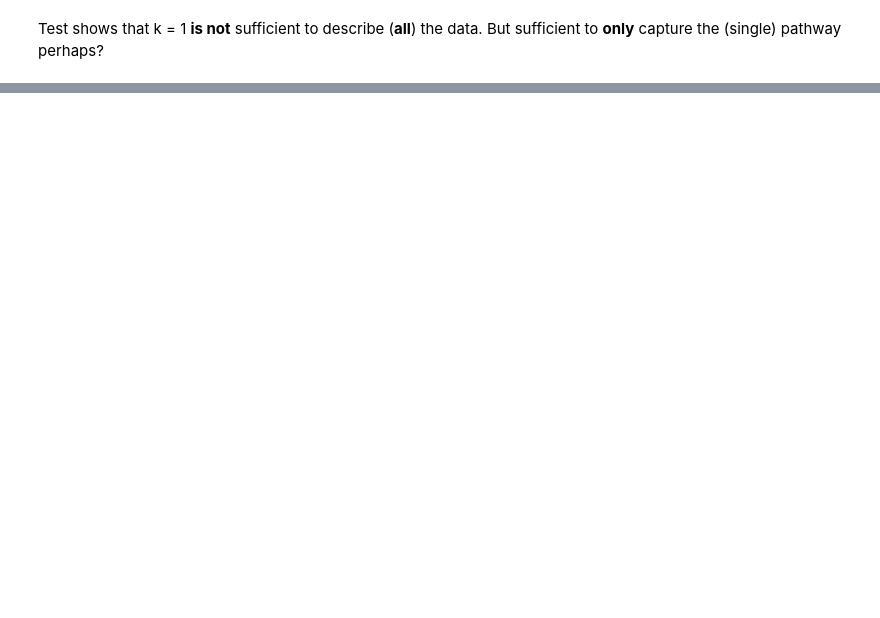
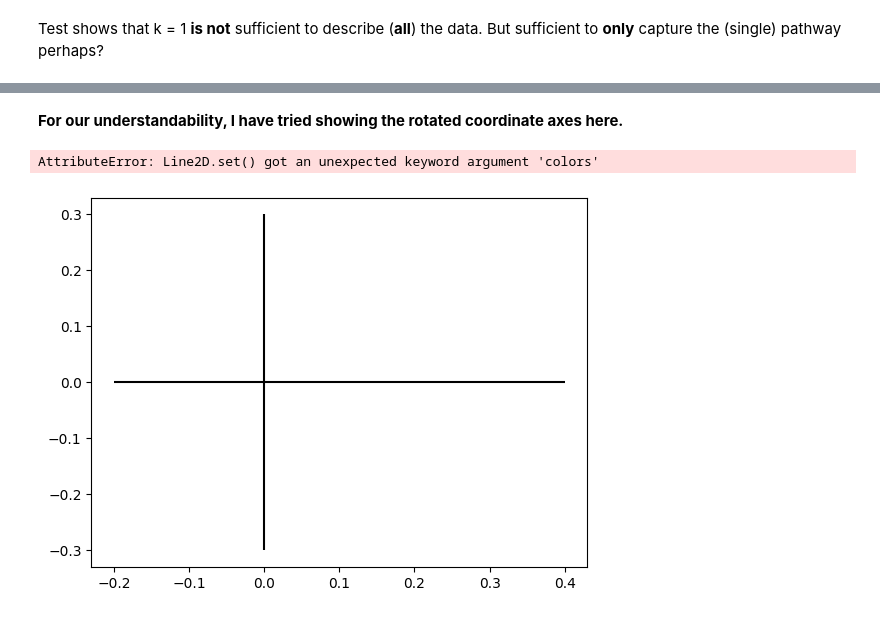
Before and after one commit to panther1427/Bachelorprojekt, a Jupyter notebook: Xavier_DataAnalysis/k1_DICER1_initial_analysis.ipynb, the cells around one changed output, grey strips where cells are left out. Saved outputs shown, nothing was run; the diff lists cells and outputs as text; code cells hidden in the pictures; blank space fills up the shorter version.

```diff
--- a/Xavier_DataAnalysis/k1_DICER1_initial_analysis.ipynb
+++ b/Xavier_DataAnalysis/k1_DICER1_initial_analysis.ipynb
@@ -204,0 +294,32 @@ plt.yticks([])
+# %% [markdown]
+**For our understandability, I have tried showing the rotated coordinate axes here.**
+# %%
+# # UNROTATED AXIS
+plt.hlines(0, -0.2, 0.4, colors='black')
+plt.vlines(0, -0.3, 0.3,colors='black')
+
+# ROTATED AXIS
+slope = np.tan(np.deg2rad(-36.36))
+x_vals = np.array([-0.3, 0.3])
+y_vals = slope * (x_vals)
+
+plt.plot(x_vals, y_vals, '--')
+
+slope = np.tan(np.deg2rad(-36.36 - 90))
+x_vals = np.array([-0.25, 0.3])
+y_vals = slope * (x_vals)
+
+plt.plot(x_vals, y_vals, 'r--')
+
+# POINTS
+for label in ["DICER1", "Not on pathway"]:
+    subset = merged_df[merged_df['category'] == label]
+    plt.scatter(subset['loadings0'], subset['loadings1'], label=label, alpha=.8)
+
+# GENERAL
+plt.axis('equal')
+plt.title("36° clockwise rotation of coordinate axes")
+plt.show()
+# %% [output]
+AttributeError: Line2D.set() got an unexpected keyword argument 'colors'
+[figure, added]
```
Also changed, not shown: parts of 14 cells of this notebook, 17 other files.
